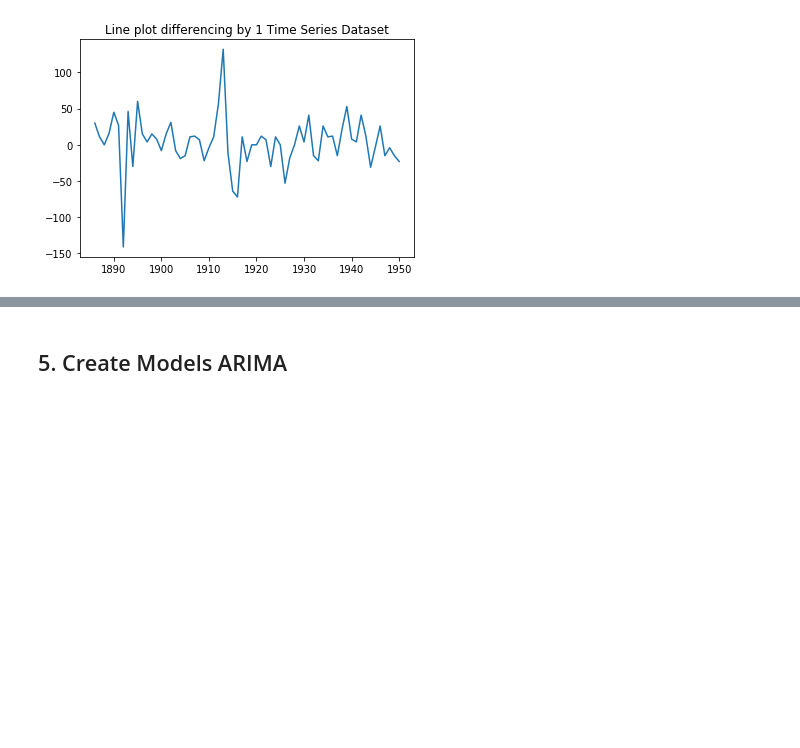
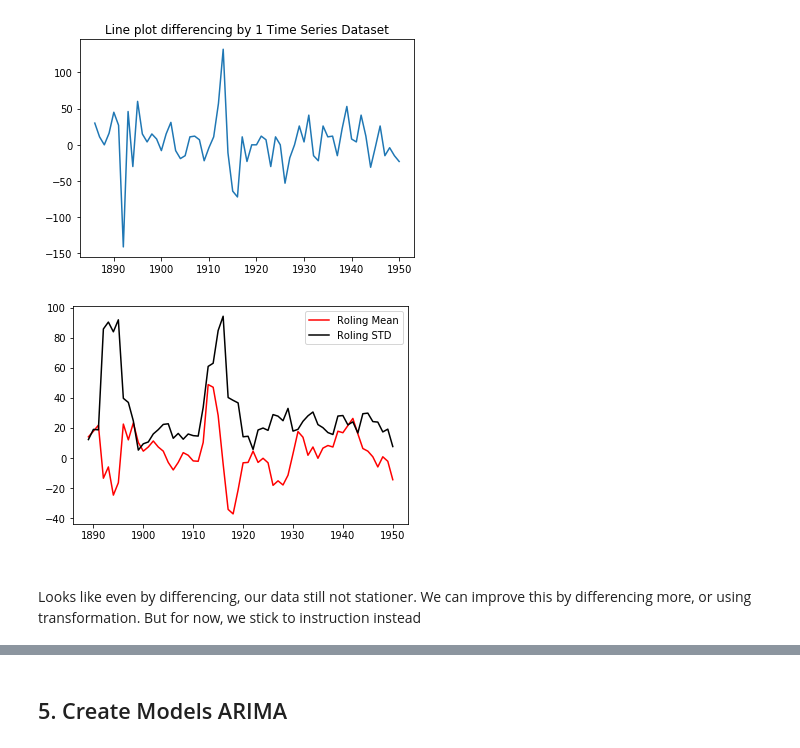
Before and after one commit to andreasmmadjiah/Mid-Test-Use-Case, a Jupyter notebook: 1. Annual Water Usage Time Series/Use Case Python 1 Time Series.ipynb, the cells around one changed output, grey strips where cells are left out. Drawn from its saved outputs; the diff is of its cells as text; code cells hidden in the pictures; blank space fills up the shorter version.

```diff
--- a/1. Annual Water Usage Time Series/Use Case Python 1 Time Series.ipynb
+++ b/1. Annual Water Usage Time Series/Use Case Python 1 Time Series.ipynb
@@ -195,3 +195,15 @@ plt.plot(diff)
 plt.show()
 # %% [output]
 [figure]
+# %%
+rolmean=diff.rolling(window=4).mean()
+rolstd=diff.rolling(window=4).std()
+plt.plot(rolmean,color='red',label='Roling Mean')
+plt.plot(rolstd,color='black',label='Roling STD')
+plt.legend(loc='best')
+plt.show()
+# %% [output]
+[figure, added]
+# %% [markdown]
+<br>
+Looks like even by differencing, our data still not stationer. We can improve this by differencing more, or using transformation. But for now, we stick to instruction instead
```
Also changed, not shown: parts of 4 cells of this notebook.
